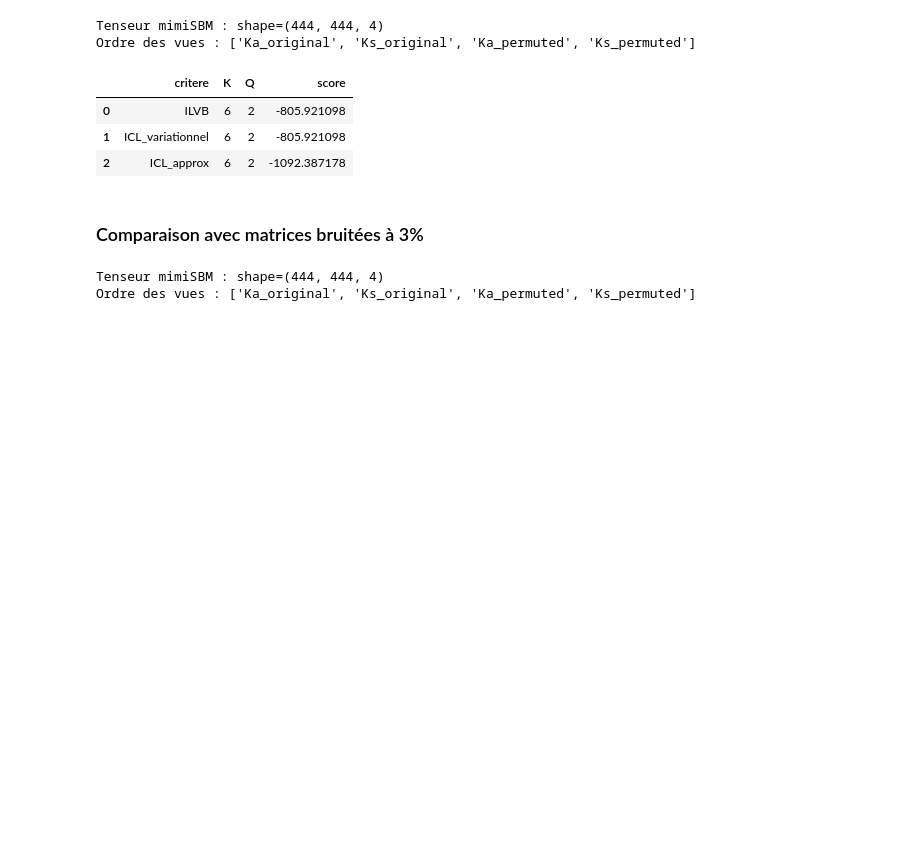
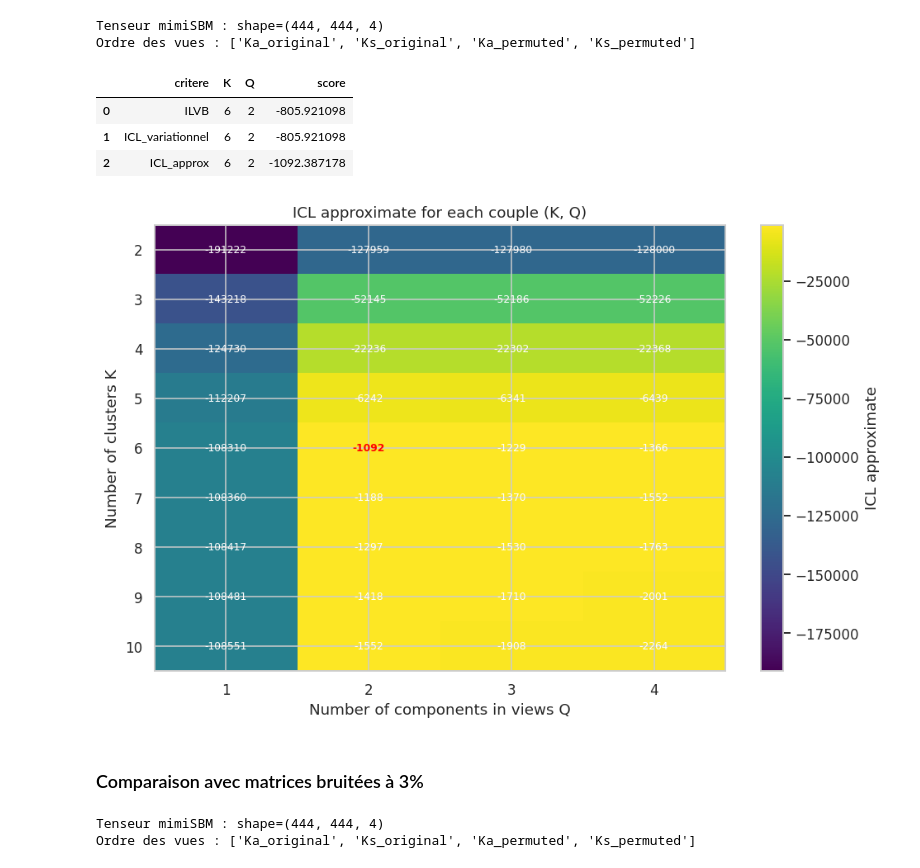
Before and after one commit to ThomasHucorne/mimiSBM, a Jupyter notebook: mimisbm/recouvrement_kaks.ipynb, the cells around one changed output. Drawn from its saved outputs; the diff is of its cells as text; code cells hidden in the pictures; blank space fills up the shorter version.

```diff
--- a/mimisbm/recouvrement_kaks.ipynb
+++ b/mimisbm/recouvrement_kaks.ipynb
@@ -731,6 +825,45 @@ Ordre des vues : ['Ka_original', 'Ks_original', 'Ka_permuted', 'Ks_permuted']
 | 0 | ILVB | 6 | 2 | -805.921098 |
 | 1 | ICL_variationnel | 6 | 2 | -805.921098 |
 | 2 | ICL_approx | 6 | 2 | -1092.387178 |
+# %%
+icl_matrix = mixed_results_df.pivot(
+    index="K",
+    columns="Q",
+    values="ICL_approx",
+)
+
+plt.figure(figsize=(9, 6))
+plt.imshow(icl_matrix.values, aspect="auto", cmap="viridis")
+
+plt.xticks(range(len(icl_matrix.columns)), icl_matrix.columns)
+plt.yticks(range(len(icl_matrix.index)), icl_matrix.index)
+plt.xlabel("Number of components in views Q")
+plt.ylabel("Number of clusters K")
+plt.title("ICL approximate for each couple (K, Q)")
+
+icl_values = icl_matrix.to_numpy()
+max_i, max_j = np.unravel_index(np.nanargmax(icl_values), icl_values.shape)
+
+for i in range(icl_matrix.shape[0]):
+    for j in range(icl_matrix.shape[1]):
+        is_max = (i == max_i and j == max_j)
+        plt.text(
+            j,
+            i,
+            f"{icl_matrix.iloc[i, j]:.0f}",
+            ha="center",
+            va="center",
+            color="red" if is_max else "white",
+            fontweight="bold" if is_max else "normal",
+            fontsize=8,
+        )
+
+plt.colorbar(label="ICL approximate")
+plt.tight_layout()
+plt.savefig(OUTPUT_DIR / "ICL_approx_mixed_views.png", dpi=150)
+plt.show()
+# %% [output]
+[figure, added]
 # %% [markdown]
 ### Comparaison avec matrices bruitées à 3%
 # %%
```
Also changed, not shown: parts of 7 cells of this notebook, 3 other files.
